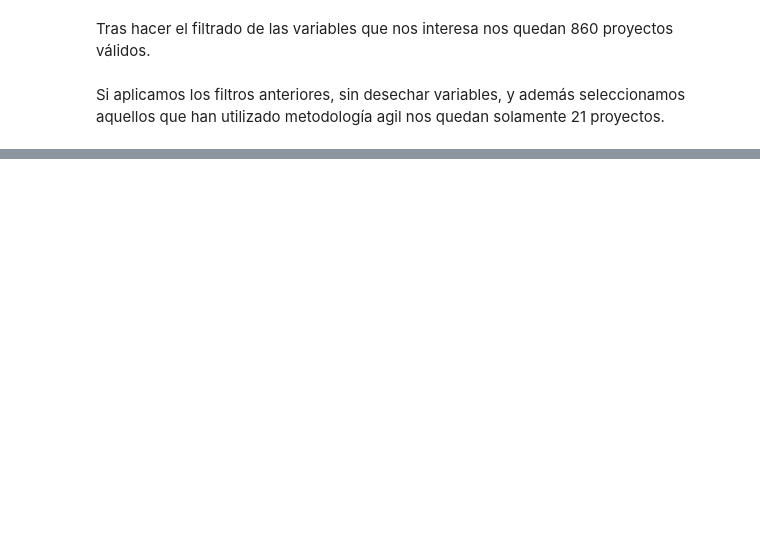
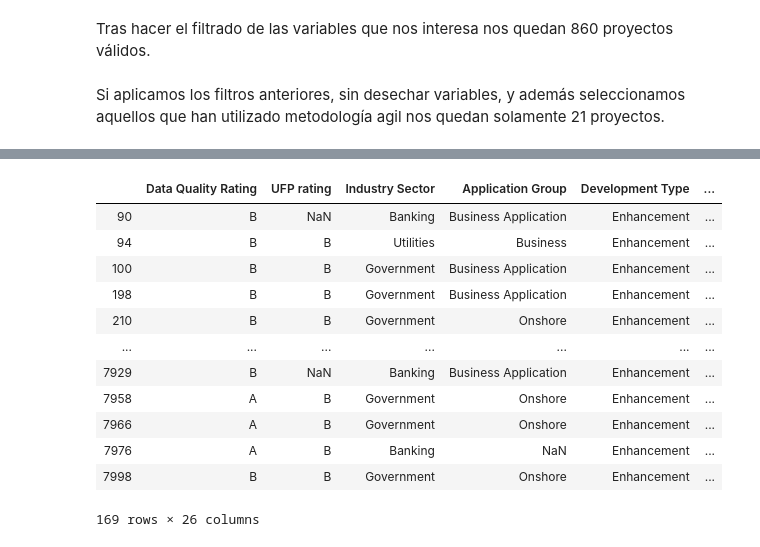
Before and after one commit to ivanajenjo/TFG, a Jupyter notebook: src/import.ipynb, the cells around one changed output, grey strips where cells are left out. Cells and saved outputs as stored; diff of their text form; code cells hidden in the pictures; blank space fills up the shorter version.

```diff
--- a/src/import.ipynb
+++ b/src/import.ipynb
@@ -68,0 +103,24 @@ df
+# %%
+import pandas as pd
+archivo = '..\data\ISBSG - Release May 2017 R1.csv'
+#archivo = '..\data\ISBSG DATA Release 12.csv'
+df = pd.read_csv(archivo, sep = ';', low_memory = False)
+variables = ['Data Quality Rating', 'UFP rating', 'Industry Sector','Application Group', 'Development Type', 'Development Platform', 'Language Type', 'Primary Programming Language', 'Count Approach', 'Functional Size', 'Adjusted Function Points', 'Normalised Work Effort Level 1', 'Summary Work Effort', 'Project Elapsed Time', 'Business Area Type', '1st Data Base System', 'Used Methodology', 'Resource Level', 'Max Team Size', 'Average Team Size', 'Input count', 'Output count', 'Enquiry count', 'File count', 'Interface count', 'Agile Method Used']
+df = df.loc[:, variables]
+filtro = df['Agile Method Used'] == 'Yes'
+df = df.loc[filtro, :]
+df
+# %% [output]
+|  | Data Quality Rating | UFP rating | Industry Sector | Application Group | Development Type | ... |
+| 90 | B | NaN | Banking | Business Application | Enhancement | ... |
+| 94 | B | B | Utilities | Business | Enhancement | ... |
+| 100 | B | B | Government | Business Application | Enhancement | ... |
+| 198 | B | B | Government | Business Application | Enhancement | ... |
+| 210 | B | B | Government | Onshore | Enhancement | ... |
+| ... | ... | ... | ... | ... | ... | ... |
+| 7929 | B | NaN | Banking | Business Application | Enhancement | ... |
+| 7958 | A | B | Government | Onshore | Enhancement | ... |
+| 7966 | A | B | Government | Onshore | Enhancement | ... |
+| 7976 | A | B | Banking | NaN | Enhancement | ... |
+| 7998 | B | B | Government | Onshore | Enhancement | ... |
+169 rows × 26 columns
```
Also changed, not shown: parts of 3 cells of this notebook, 2 other files.
